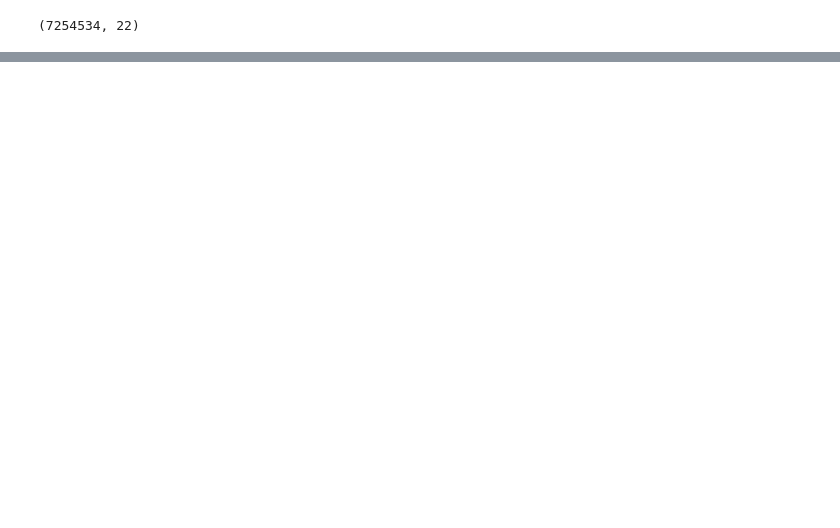
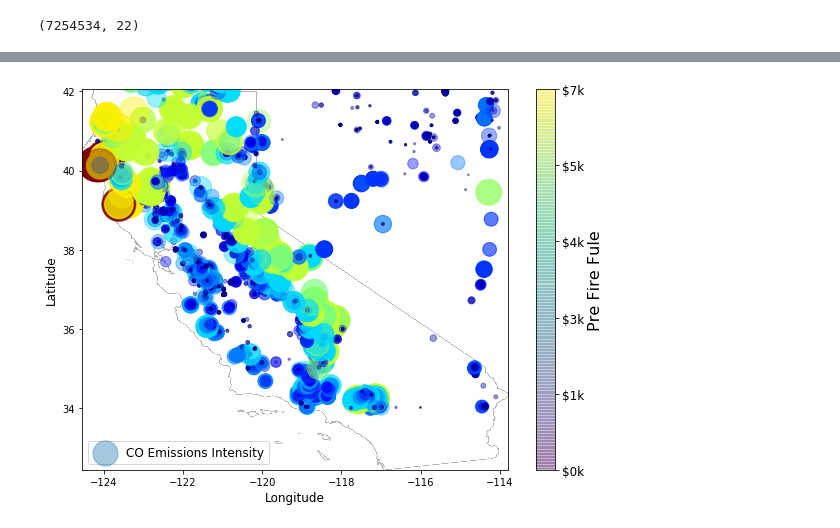
Before and after one commit to NahidGithub/Predicting-Wildfires, a Jupyter notebook: EmissionsCombineCSV.ipynb, the cells around one changed output, grey strips where cells are left out. Drawn from its saved outputs; the diff is of its cells as text; code cells hidden in the pictures; blank space fills up the shorter version.

```diff
--- a/EmissionsCombineCSV.ipynb
+++ b/EmissionsCombineCSV.ipynb
@@ -54,0 +82,24 @@ Name: year, dtype: int64
+# %%
+### plot over an actual map
+import numpy as np
+import matplotlib.image as mpimg
+california_img=mpimg.imread('/Users/AlfHaugen/Python/Wildfire_Data/californiamap.png')
+ax = emyear2003.plot(kind="scatter", x="longitude", y="latitude", figsize=(10,7),
+                       s=emyear2003['ECO'], label="CO Emissions Intensity",
+                       c="prefire_fuel", cmap=plt.get_cmap("jet"),
+                       colorbar=False, alpha=0.4,
+                      )
+plt.imshow(california_img, extent=[-124.55, -113.80, 32.45, 42.05], alpha=0.3)
+plt.ylabel("Latitude", fontsize=12)
+plt.xlabel("Longitude", fontsize=12)
+
+prices = emyear2003["prefire_fuel"]
+tick_values = np.linspace(prices.min(), prices.max(), 11)
+cbar = plt.colorbar()
+cbar.ax.set_yticklabels(["$%dk"%(round(v/1000)) for v in tick_values], fontsize=12)
+cbar.set_label('Pre Fire Fule', fontsize=16)
+
+plt.legend(fontsize=12)
+plt.show()
+# %% [output]
+[figure, added]
```
Also changed, not shown: parts of 10 cells of this notebook.
